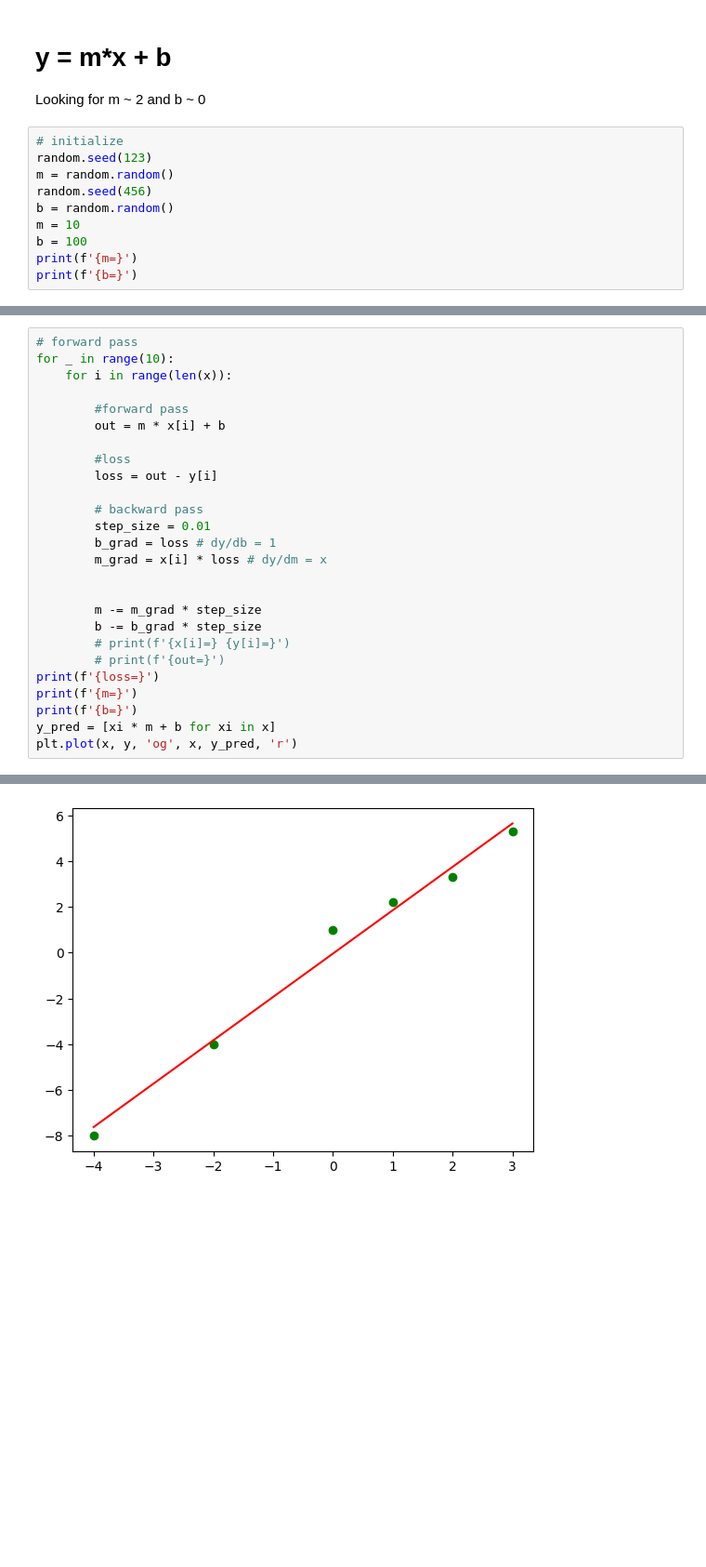
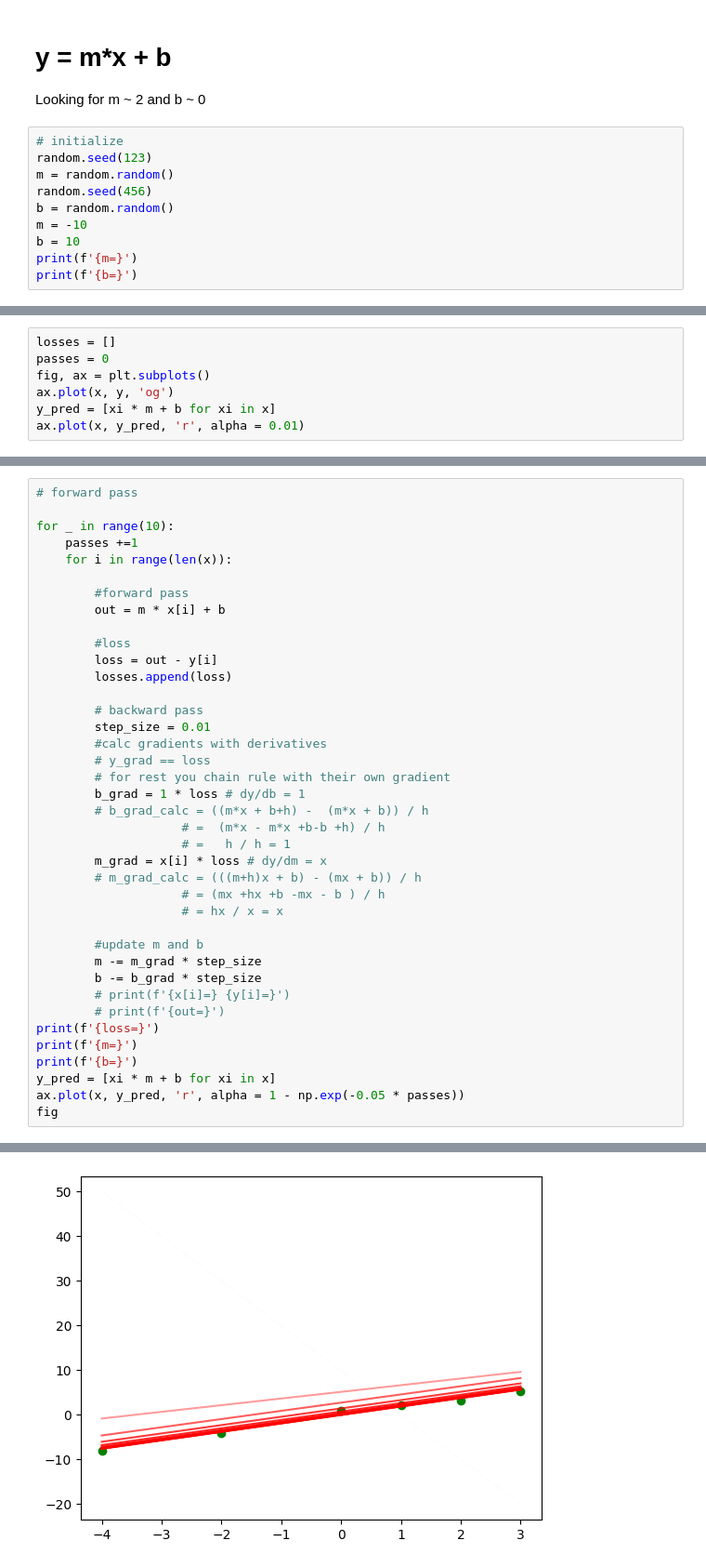
Before and after one commit to rendely/ai-notebook, a Jupyter notebook: How neural net works dumbed down.ipynb, the cells around one changed output, grey strips where cells are left out. Shown: that part at 93% size. Drawn from its saved outputs; the diff is of its cells as text; blank space fills up the shorter version.

Commit message:
Add plot showing progress

```diff
--- a/How neural net works dumbed down.ipynb
+++ b/How neural net works dumbed down.ipynb
@@ -24,8 +26,8 @@ random.seed(123)
 m = random.random()
 random.seed(456)
 b = random.random()
-m = 10
-b = 100
+m = -10
+b = 10
 print(f'{m=}')
 print(f'{b=}')
 # %% [output]
@@ -33,0 +36,7 @@ b=100
+# %%
+losses = []
+passes = 0
+fig, ax = plt.subplots()
+ax.plot(x, y, 'og')
+y_pred = [xi * m + b for xi in x]
+ax.plot(x, y_pred, 'r', alpha = 0.01)
@@ -34,6 +46,8 @@ b=100
 # %%
 # forward pass
+
 for _ in range(10):
+    passes +=1
     for i in range(len(x)):
 
         #forward pass
@@ -41,13 +55,23 @@ for _ in range(10):
 
         #loss
         loss = out - y[i]
+        losses.append(loss)
 
         # backward pass
         step_size = 0.01
-        b_grad = loss # dy/db = 1
+        #calc gradients with derivatives
+        # y_grad == loss
+        # for rest you chain rule with their own gradient
+        b_grad = 1 * loss # dy/db = 1
+        # b_grad_calc = ((m*x + b+h) -  (m*x + b)) / h
+                    # =  (m*x - m*x +b-b +h) / h
+                    # =   h / h = 1
         m_grad = x[i] * loss # dy/dm = x
+        # m_grad_calc = (((m+h)x + b) - (mx + b)) / h
+                    # = (mx +hx +b -mx - b ) / h
+                    # = hx / x = x
 
-
+        #update m and b
         m -= m_grad * step_size
         b -= b_grad * step_size
         # print(f'{x[i]=} {y[i]=}')
@@ -56,5 +80,6 @@ print(f'{loss=}')
 print(f'{m=}')
 print(f'{b=}')
 y_pred = [xi * m + b for xi in x]
-plt.plot(x, y, 'og', x, y_pred, 'r')
+ax.plot(x, y_pred, 'r', alpha = 1 - np.exp(-0.05 * passes))
+fig
 # %% [output]
@@ -66 +89 @@ b=-0.03686333697924784
-[figure, old version]
+[figure, new version]
```
Also changed, not shown: parts of 5 cells of this notebook, 2 other files.
